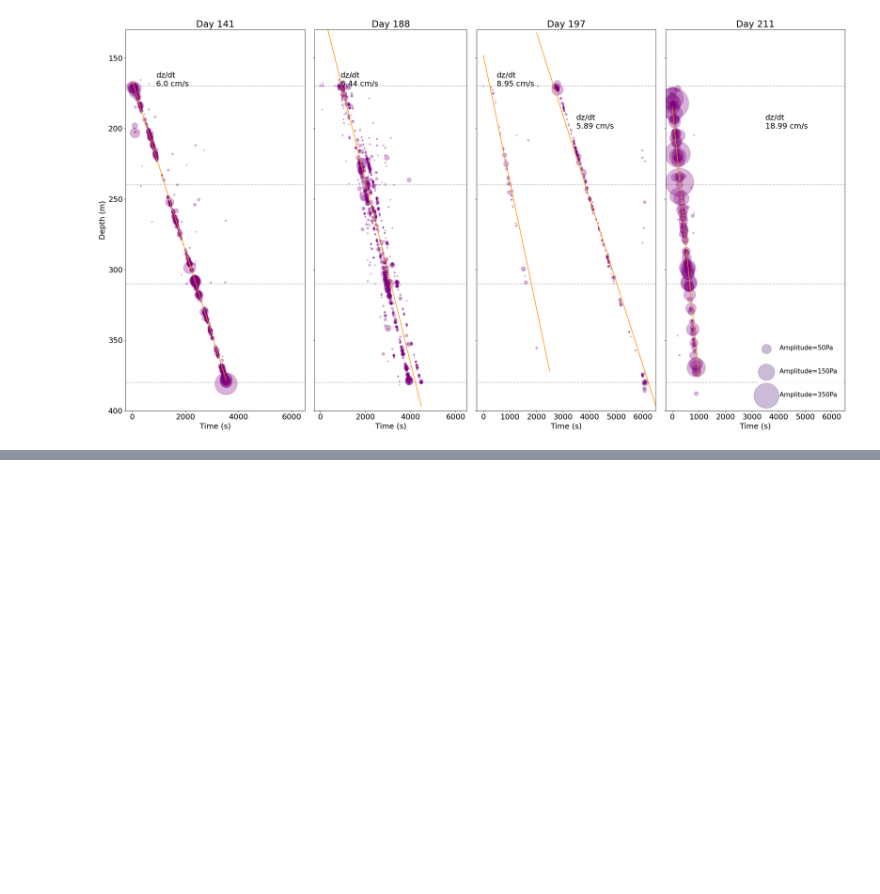
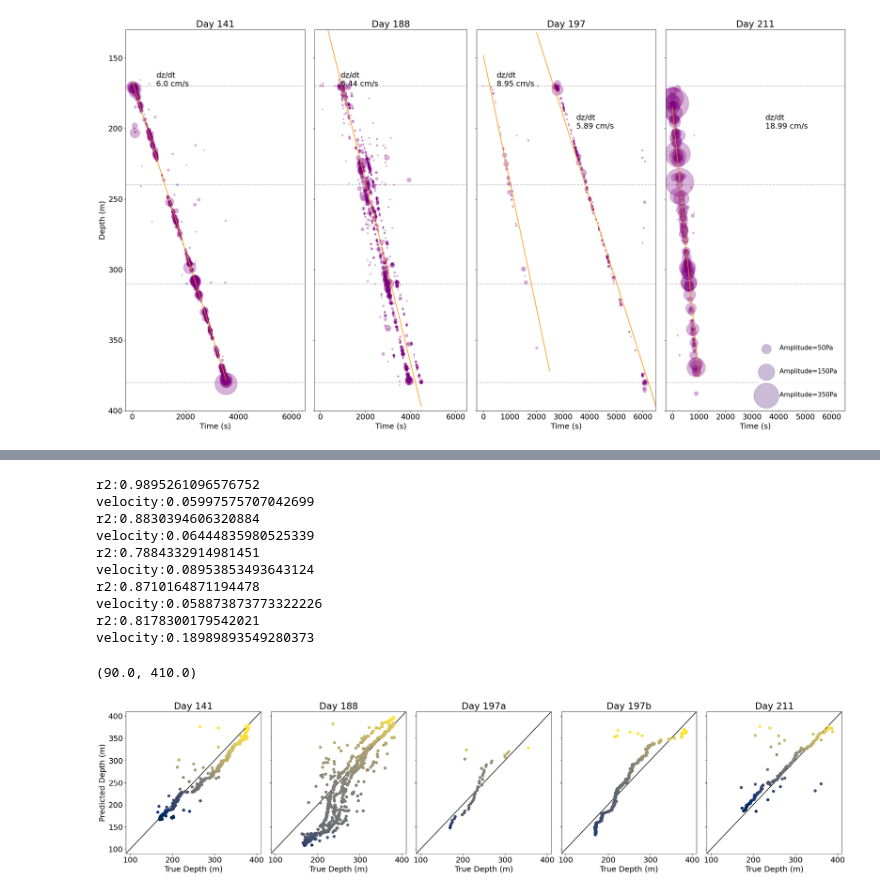
Before and after one commit to SerpRateAI/tensilePaper, a Jupyter notebook: combined-geology-chemistry-fractures.ipynb, the cells around one changed output, grey strips where cells are left out. Saved outputs shown, nothing was run; the diff lists cells and outputs as text; code cells hidden in the pictures; blank space fills up the shorter version.

```diff
--- a/combined-geology-chemistry-fractures.ipynb
+++ b/combined-geology-chemistry-fractures.ipynb
@@ -440,0 +458,65 @@ df211
+# %%
+AMPS = []
+VELS = []
+
+fig = plt.figure(figsize=(30, 6))
+mosaic = fig.subplot_mosaic('''
+                            abcde
+                            '''
+                           ,sharey=True
+                           ,sharex=True)
+fig.subplots_adjust(wspace=0.075)
+
+def plot_residuals(data, ax, **kwargs):
+    data = data.copy()
+    x = data['arrival_datetime'].diff()
+    x = x.apply(lambda t: t.total_seconds())
+    x = x.fillna(0).cumsum().values.reshape(-1, 1)
+    y = data['depth'].values
+    lr = linear_model.LinearRegression()
+    lr.fit(x, y)
+    print(f'r2:{lr.score(x, y)}')
+
+    xmod = np.linspace(0, x.flatten().max(), x.flatten().shape[0])
+    ymod = lr.intercept_ + lr.coef_[0] * xmod
+    print(f'velocity:{lr.coef_[0]}')
+    VELS.append(lr.coef_[0])
+
+    cbar = ax.scatter(y, ymod, c=x, cmap='cividis')
+    ax.plot((0, 500), (0, 500), color='black', zorder=0)
+    return xmod, ymod
+
+xymod141 = plot_residuals(data=df141, ax=mosaic['a'])
+xymod188 = plot_residuals(data=df188, ax=mosaic['b'])
+xymod197a = plot_residuals(data=df197[:44], ax=mosaic['c'])
+xymod197b = plot_residuals(data=df197[44:], ax=mosaic['d'])
+xymod211 = plot_residuals(data=df211[20:], ax=mosaic['e'])
+
+mosaic['a'].set_ylabel('Predicted Depth (m)')
+mosaic['a'].set_xlabel('True Depth (m)')
+mosaic['b'].set_xlabel('True Depth (m)')
+mosaic['c'].set_xlabel('True Depth (m)')
+mosaic['d'].set_xlabel('True Depth (m)')
+mosaic['e'].set_xlabel('True Depth (m)')
+mosaic['a'].set_title('Day 141')
+mosaic['b'].set_title('Day 188')
+mosaic['c'].set_title('Day 197a')
+mosaic['d'].set_title('Day 197b')
+mosaic['e'].set_title('Day 211')
+mosaic['a'].set_ylim(90, 410)
+mosaic['a'].set_xlim(90, 410)
+# plt.tight_layout()
+# fig.savefig('fig5.pdf', bbox_inches='tight')
+# %% [output]
+r2:0.9895261096576752
+velocity:0.05997575707042699
+r2:0.8830394606320884
+velocity:0.06444835980525339
+r2:0.7884332914981451
+velocity:0.08953853493643124
+r2:0.8710164871194478
+velocity:0.058873873773322226
+r2:0.8178300179542021
+velocity:0.18989893549280373
+(90.0, 410.0)
+[figure, added]
```
Also changed, not shown: parts of 11 cells of this notebook, 5 other files.
